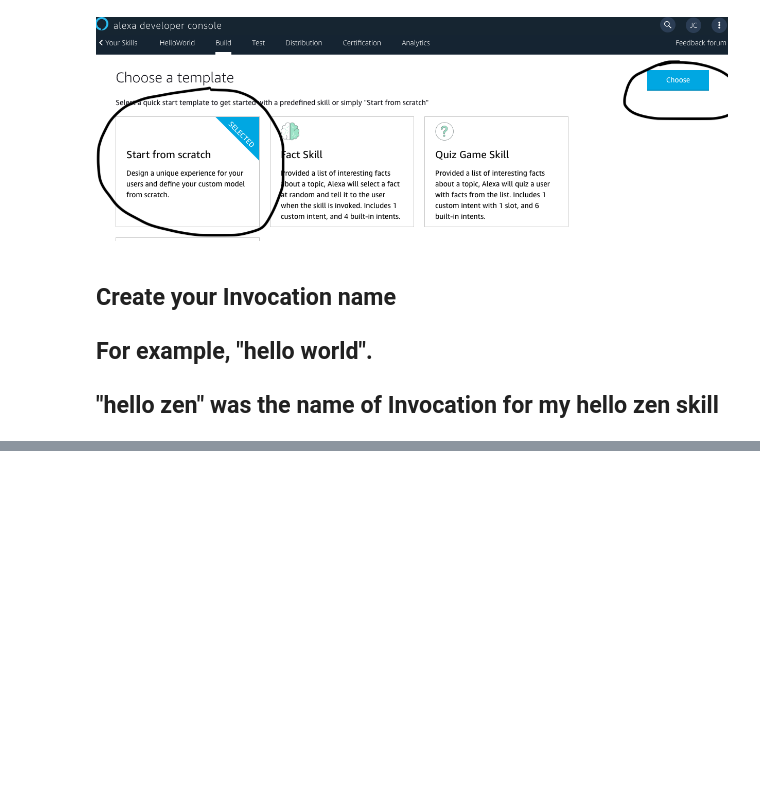
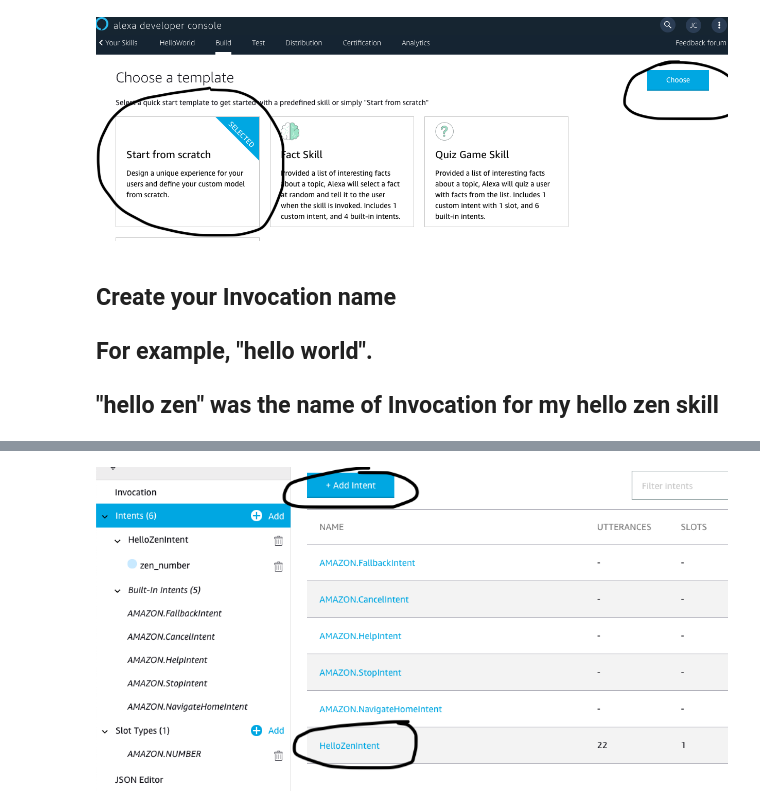
Before and after one commit to jcamier/alexa_hello_zen_python, a Jupyter notebook: alexa_python_talk.ipynb, the cells around one changed output, grey strips where cells are left out. Drawn from its saved outputs; the diff is of its cells as text; code cells hidden in the pictures; blank space fills up the shorter version.

Commit message:
add final steps to talk

```diff
--- a/alexa_python_talk.ipynb
+++ b/alexa_python_talk.ipynb
@@ -121,0 +124,4 @@ Image(filename='./alexa_step_4.png')
+# %%
+Image(filename='./alexa_step_5.png')
+# %% [output]
+[figure, added]
```
Also changed, not shown: parts of 11 cells of this notebook, 5 other files.
